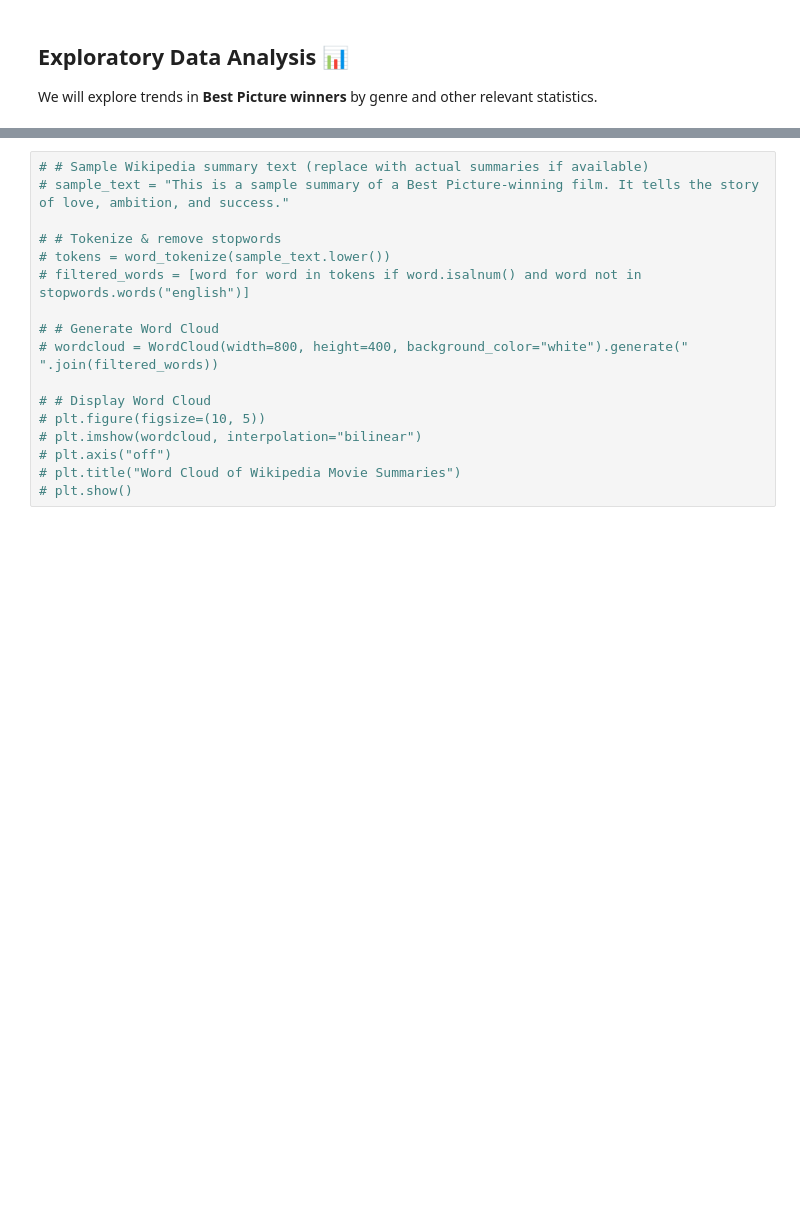
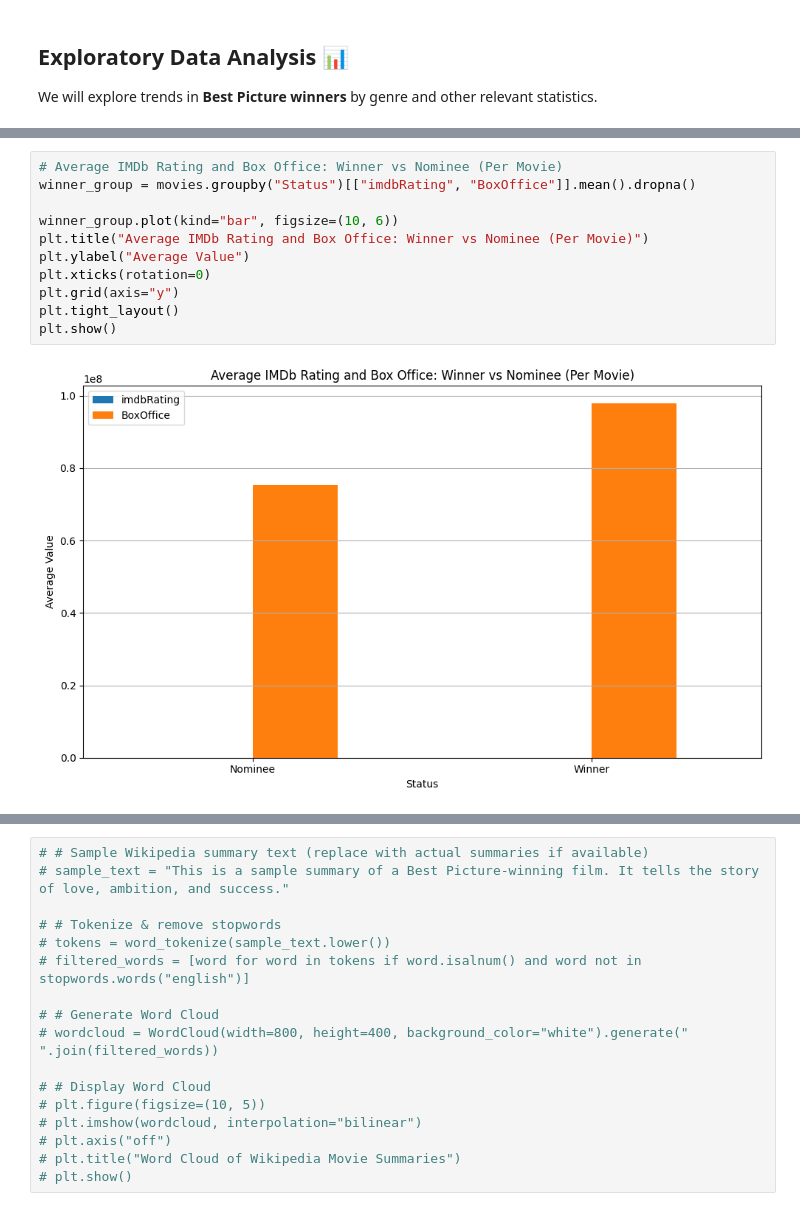
Before and after one commit to judd-jacobs/code-you-capstone, a Jupyter notebook: academy_awards_analysis_new.ipynb, the cells around one changed output, grey strips where cells are left out. Drawn from its saved outputs; the diff is of its cells as text; blank space fills up the shorter version.

```diff
--- a/academy_awards_analysis_new.ipynb
+++ b/academy_awards_analysis_new.ipynb
@@ -539,0 +565,13 @@ We will analyze **box office revenue** and number of nominations.
+# %%
+# Average IMDb Rating and Box Office: Winner vs Nominee (Per Movie)
+winner_group = movies.groupby("Status")[["imdbRating", "BoxOffice"]].mean().dropna()
+
+winner_group.plot(kind="bar", figsize=(10, 6))
+plt.title("Average IMDb Rating and Box Office: Winner vs Nominee (Per Movie)")
+plt.ylabel("Average Value")
+plt.xticks(rotation=0)
+plt.grid(axis="y")
+plt.tight_layout()
+plt.show()
+# %% [output]
+[figure, added]
```
Also changed, not shown: parts of 15 cells of this notebook, 2 other files.
